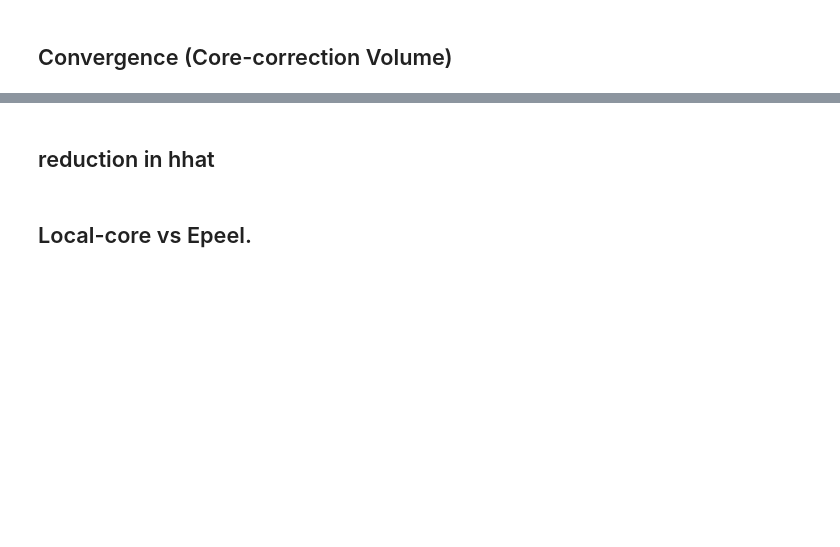
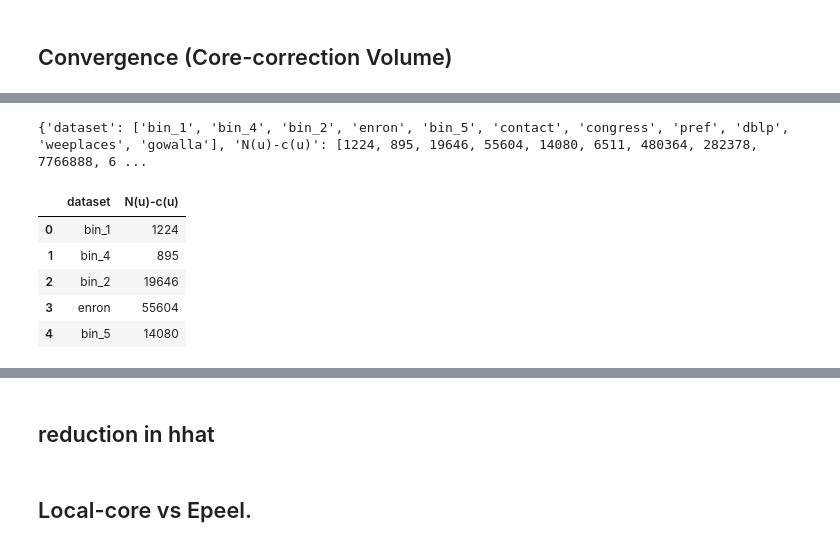
Before and after one commit to bishwamittra/scripts_hg-core-decomposition, a Jupyter notebook: read_output(naheed).ipynb, the cells around one changed output, grey strips where cells are left out. Cells and saved outputs as stored; diff of their text form; code cells hidden in the pictures; blank space fills up the shorter version.

```diff
--- a/read_output(naheed).ipynb
+++ b/read_output(naheed).ipynb
@@ -752,0 +785,23 @@ plt.clf()
+# %%
+_dd = {'dataset': [], 'N(u)-c(u)':[]}
+for key, row in df6[['dataset','core','init_nbrsize']].iterrows():
+    sum = 0
+    core = literal_eval(row['core'])
+    nbr_len = literal_eval(row['init_nbrsize'])
+    for k in core:
+        sum += (nbr_len[k]-core[k])
+    _dd['N(u)-c(u)'].append(sum)
+    _dd['dataset'].append(row['dataset'])
+print(_dd)
+# %% [output]
+{'dataset': ['bin_1', 'bin_4', 'bin_2', 'enron', 'bin_5', 'contact', 'congress', 'pref', 'dblp', 'weeplaces', 'gowalla'], 'N(u)-c(u)': [1224, 895, 19646, 55604, 14080, 6511, 480364, 282378, 7766888, 6 ...
+# %%
+df7 = pd.DataFrame.from_dict(_dd)
+df7.head()
+# %% [output]
+|  | dataset | N(u)-c(u) |
+| 0 | bin_1 | 1224 |
+| 1 | bin_4 | 895 |
+| 2 | bin_2 | 19646 |
+| 3 | enron | 55604 |
+| 4 | bin_5 | 14080 |
```
Also changed, not shown: parts of 14 cells of this notebook, 3 other files.
